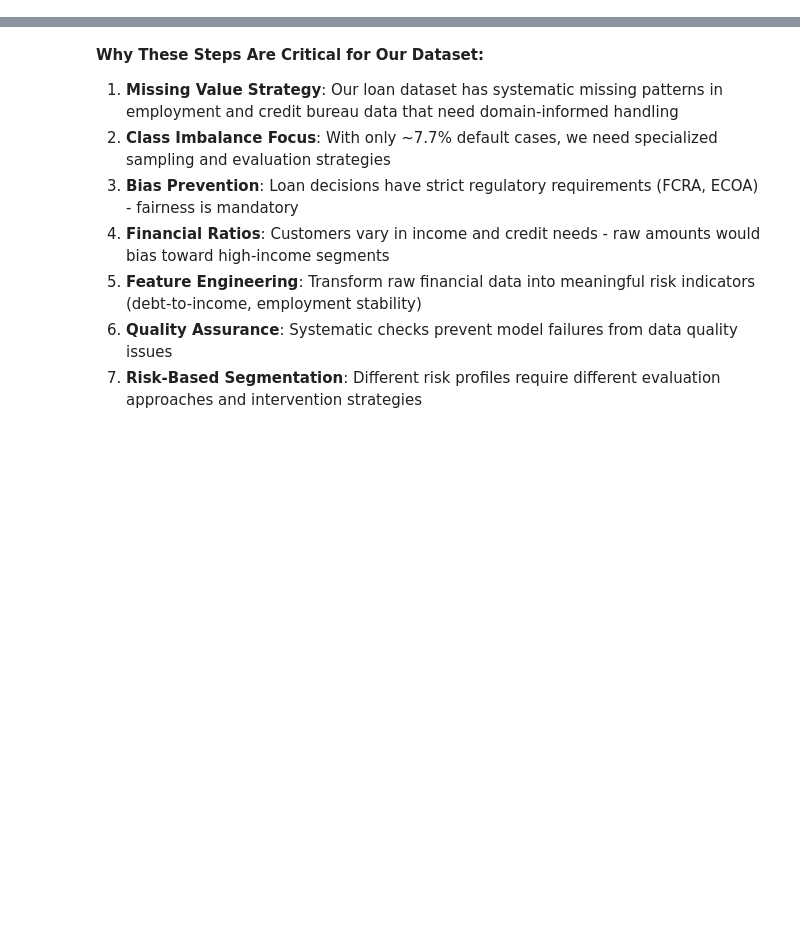
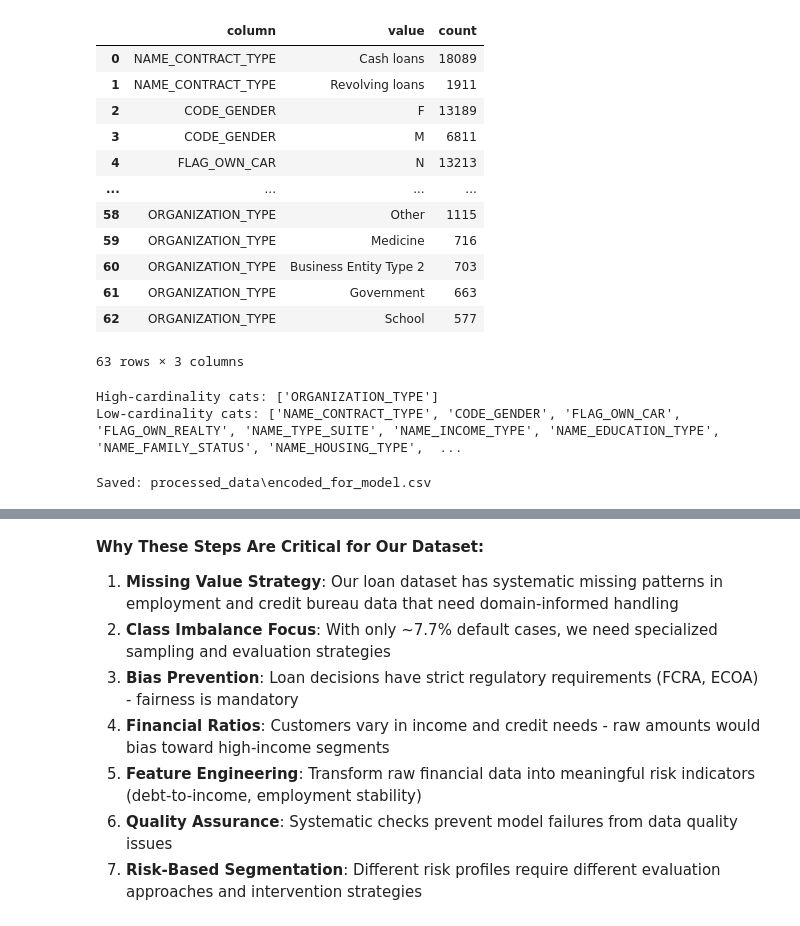
Before and after one commit to kisyular/case_study, a Jupyter notebook: Assignment2_Analysis.ipynb, the cells around one changed output, grey strips where cells are left out. Drawn from its saved outputs; the diff is of its cells as text; code cells hidden in the pictures; blank space fills up the shorter version.

```diff
--- a/Assignment2_Analysis.ipynb
+++ b/Assignment2_Analysis.ipynb
@@ -699,0 +239,32 @@ plt.show()
+# %%
+# Work on a copy
+work = df.copy()
+
+# Drop exact duplicates
+work = work.drop_duplicates().reset_index(drop=True)
+# %%
+def categorical_summary(work: pd.DataFrame, top_n: int = 10) -> pd.DataFrame:
+    cats = work.select_dtypes(include=["object", "category"])
+    rows = []
+    for col in cats.columns:
+        vc = cats[col].value_counts(dropna=False).head(top_n)
+        for k, v in vc.items():
+            rows.append({"column": col, "value": k, "count": int(v)})
+    return pd.DataFrame(rows)
+
+cat_summary = categorical_summary(work, top_n=8)
+cat_summary
+# %% [output]
+|  | column | value | count |
+| 0 | NAME_CONTRACT_TYPE | Cash loans | 18089 |
+| 1 | NAME_CONTRACT_TYPE | Revolving loans | 1911 |
+| 2 | CODE_GENDER | F | 13189 |
+| 3 | CODE_GENDER | M | 6811 |
+| 4 | FLAG_OWN_CAR | N | 13213 |
+| ... | ... | ... | ... |
+| 58 | ORGANIZATION_TYPE | Other | 1115 |
+| 59 | ORGANIZATION_TYPE | Medicine | 716 |
+| 60 | ORGANIZATION_TYPE | Business Entity Type 2 | 703 |
+| 61 | ORGANIZATION_TYPE | Government | 663 |
+| 62 | ORGANIZATION_TYPE | School | 577 |
+63 rows × 3 columns
@@ -699,0 +295,10 @@ plt.show()
+# %%
+# Find high-cardinality categorical columns
+high_card_cols = [c for c in cat_cols if work[c].nunique(dropna=False) >= high_cardinality_min_unique]
+low_card_cols  = [c for c in cat_cols if c not in high_card_cols]
+
+print("High-cardinality cats:", high_card_cols)
+print("Low-cardinality cats:", low_card_cols)
+# %% [output]
+High-cardinality cats: ['ORGANIZATION_TYPE']
+Low-cardinality cats: ['NAME_CONTRACT_TYPE', 'CODE_GENDER', 'FLAG_OWN_CAR', 'FLAG_OWN_REALTY', 'NAME_TYPE_SUITE', 'NAME_INCOME_TYPE', 'NAME_EDUCATION_TYPE', 'NAME_FAMILY_STATUS', 'NAME_HOUSING_TYPE',  ...
@@ -699,0 +340,17 @@ plt.show()
+# %%
+# Build encoded DataFrame with column names
+feature_names = []
+feature_names += num_cols
+encoder = preprocessor.named_transformers_['cat'].named_steps['encoder']
+cat_feature_names = encoder.get_feature_names_out(cat_cols).tolist()
+feature_names += cat_feature_names
+
+encoded_df = pd.DataFrame(X_enc, columns=feature_names, index=work.index) # type: ignore
+if y is not None:
+    encoded_df[TARGET] = y.values
+
+encoded_path = os.path.join(OUT_DIR, 'encoded_for_model.csv')
+encoded_df.to_csv(encoded_path, index=False)
+print('Saved:', encoded_path)
+# %% [output]
+Saved: processed_data\encoded_for_model.csv
```
Also changed, not shown: parts of 74 cells of this notebook, 8 other files.
